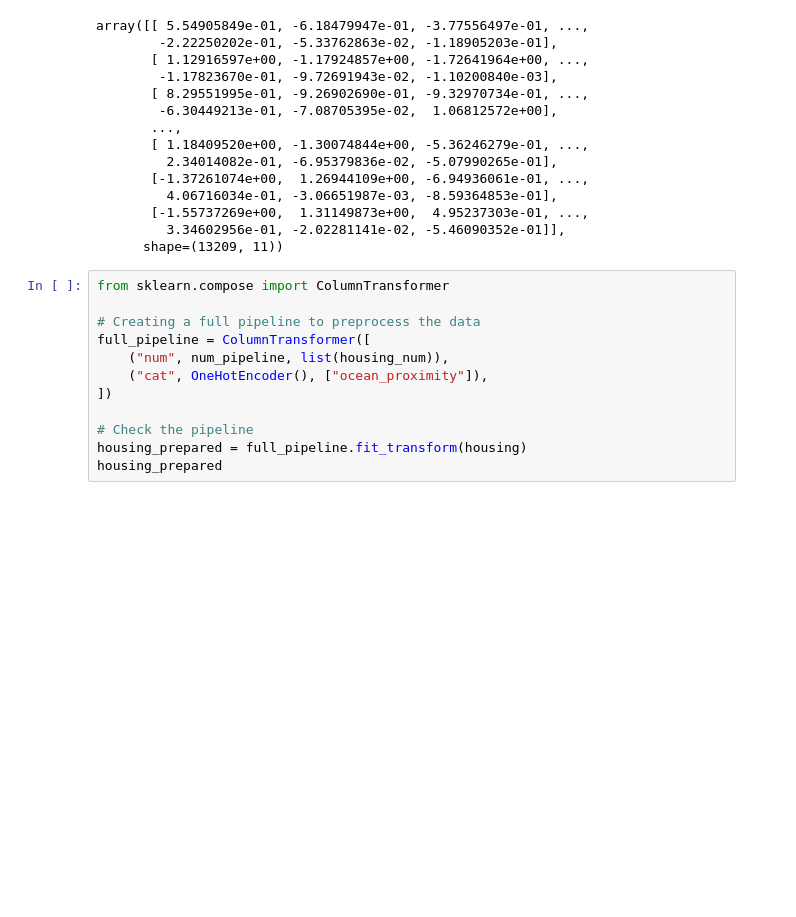
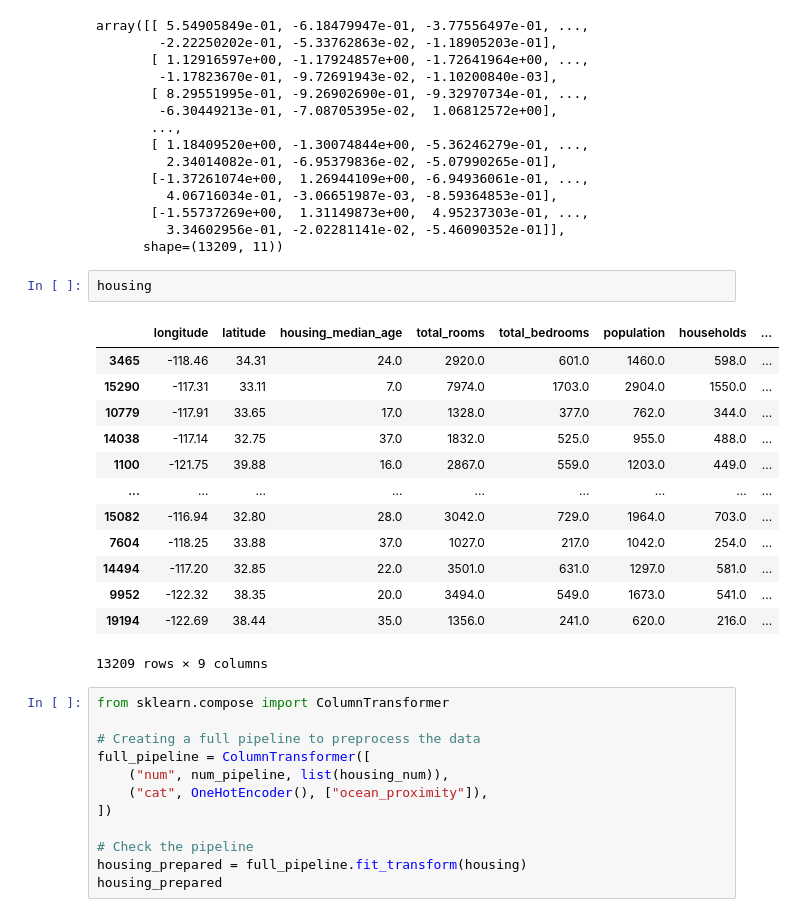
Before and after one commit to abhijitpadhi1/Household-Prediction, a Jupyter notebook: get_data.ipynb, the cells around one changed output. Saved outputs shown, nothing was run; the diff lists cells and outputs as text; blank space fills up the shorter version.

```diff
--- a/get_data.ipynb
+++ b/get_data.ipynb
@@ -613,6 +613,22 @@ array([[ 5.54905849e-01, -6.18479947e-01, -3.77556497e-01, ...,
        [-1.55737269e+00,  1.31149873e+00,  4.95237303e-01, ...,
          3.34602956e-01, -2.02281141e-02, -5.46090352e-01]],
       shape=(13209, 11))
+# %%
+housing
+# %% [output]
+|  | longitude | latitude | housing_median_age | total_rooms | total_bedrooms | population | households | ... |
+| 3465 | -118.46 | 34.31 | 24.0 | 2920.0 | 601.0 | 1460.0 | 598.0 | ... |
+| 15290 | -117.31 | 33.11 | 7.0 | 7974.0 | 1703.0 | 2904.0 | 1550.0 | ... |
+| 10779 | -117.91 | 33.65 | 17.0 | 1328.0 | 377.0 | 762.0 | 344.0 | ... |
+| 14038 | -117.14 | 32.75 | 37.0 | 1832.0 | 525.0 | 955.0 | 488.0 | ... |
+| 1100 | -121.75 | 39.88 | 16.0 | 2867.0 | 559.0 | 1203.0 | 449.0 | ... |
+| ... | ... | ... | ... | ... | ... | ... | ... | ... |
+| 15082 | -116.94 | 32.80 | 28.0 | 3042.0 | 729.0 | 1964.0 | 703.0 | ... |
+| 7604 | -118.25 | 33.88 | 37.0 | 1027.0 | 217.0 | 1042.0 | 254.0 | ... |
+| 14494 | -117.20 | 32.85 | 22.0 | 3501.0 | 631.0 | 1297.0 | 581.0 | ... |
+| 9952 | -122.32 | 38.35 | 20.0 | 3494.0 | 549.0 | 1673.0 | 541.0 | ... |
+| 19194 | -122.69 | 38.44 | 35.0 | 1356.0 | 241.0 | 620.0 | 216.0 | ... |
+13209 rows × 9 columns
 # %%
 from sklearn.compose import ColumnTransformer
 
```
Also changed, not shown: parts of 3 cells of this notebook, 8 other files.
